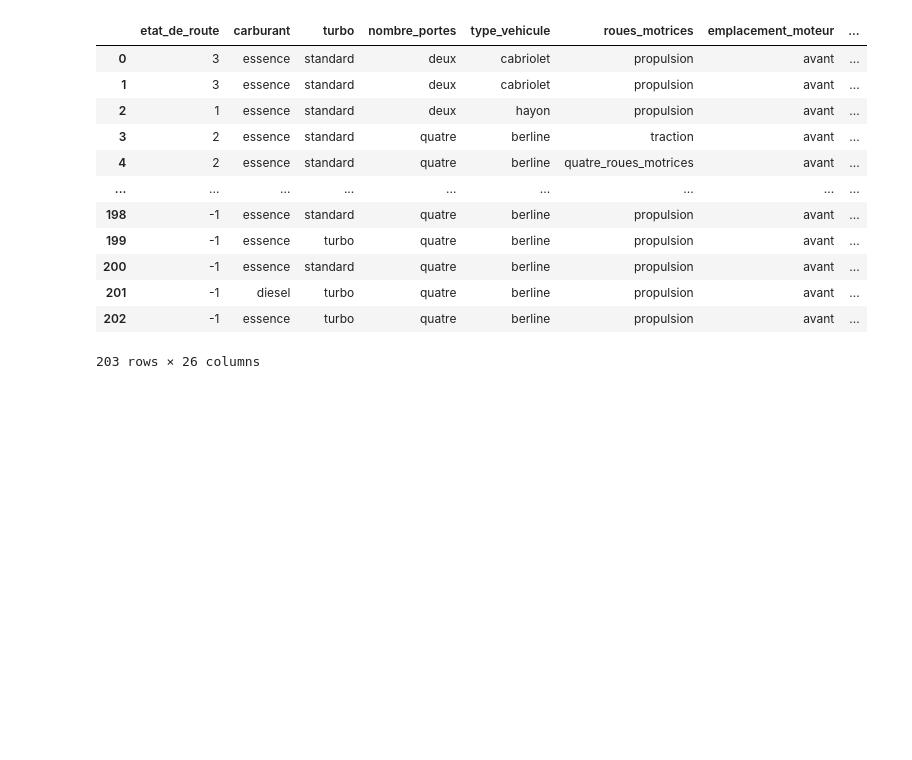
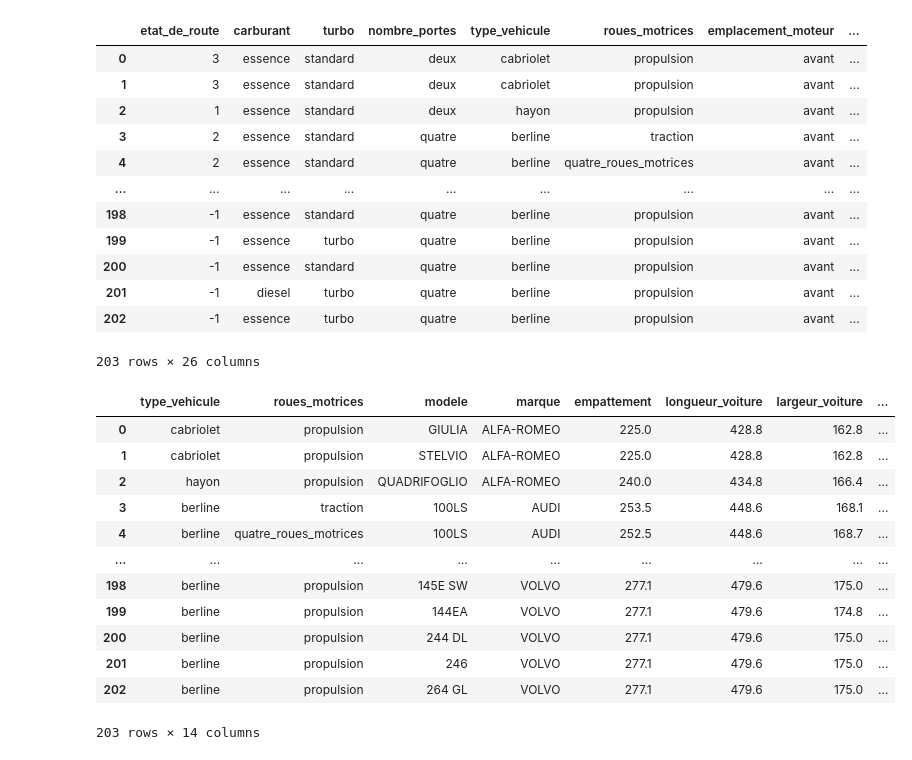
Before and after one commit to tlm159/Car_estimate_ML, a Jupyter notebook: notebook/analyse_donnees.ipynb, the cells around one changed output. Drawn from its saved outputs; the diff is of its cells as text; code cells hidden in the pictures; blank space fills up the shorter version.

```diff
--- a/notebook/analyse_donnees.ipynb
+++ b/notebook/analyse_donnees.ipynb
@@ -167,8 +182,24 @@ data
 | 202 | -1 | essence | turbo | quatre | berline | propulsion | avant | ... |
 203 rows × 26 columns
 # %%
+
 # Sélectionner les colonnes nécessaires
-data_selected = data[['etat_de_route', 'turbo', 'type_vehicule', 'roues_motrices', 'emplacement_moteur', 'marque', 'modele', 'empattement', 'longueur_voiture', 'largeur_voiture', 'poids_vehicule', 'taille_moteur', 'taux_alésage', 'chevaux', 'consommation_ville', 'consommation_autoroute', 'prix']]
+data_selected = data[['type_vehicule', 'roues_motrices' , 'modele' , 'marque', 'empattement', 'longueur_voiture', 'largeur_voiture', 'poids_vehicule', 'taille_moteur', 'taux_alésage', 'chevaux', 'consommation_ville', 'consommation_autoroute', 'prix']]
 
 # Enregistrer le dataframe dans un fichier csv
 data_selected.to_csv('../data/voiture_model.csv', index=False)
+data_selected
+# %% [output]
+|  | type_vehicule | roues_motrices | modele | marque | empattement | longueur_voiture | largeur_voiture | ... |
+| 0 | cabriolet | propulsion | GIULIA | ALFA-ROMEO | 225.0 | 428.8 | 162.8 | ... |
+| 1 | cabriolet | propulsion | STELVIO | ALFA-ROMEO | 225.0 | 428.8 | 162.8 | ... |
+| 2 | hayon | propulsion | QUADRIFOGLIO | ALFA-ROMEO | 240.0 | 434.8 | 166.4 | ... |
+| 3 | berline | traction | 100LS | AUDI | 253.5 | 448.6 | 168.1 | ... |
+| 4 | berline | quatre_roues_motrices | 100LS | AUDI | 252.5 | 448.6 | 168.7 | ... |
+| ... | ... | ... | ... | ... | ... | ... | ... | ... |
+| 198 | berline | propulsion | 145E SW | VOLVO | 277.1 | 479.6 | 175.0 | ... |
+| 199 | berline | propulsion | 144EA | VOLVO | 277.1 | 479.6 | 174.8 | ... |
+| 200 | berline | propulsion | 244 DL | VOLVO | 277.1 | 479.6 | 175.0 | ... |
+| 201 | berline | propulsion | 246 | VOLVO | 277.1 | 479.6 | 175.0 | ... |
+| 202 | berline | propulsion | 264 GL | VOLVO | 277.1 | 479.6 | 175.0 | ... |
+203 rows × 14 columns
```
Also changed, not shown: parts of 5 cells of this notebook, 15 other files.
